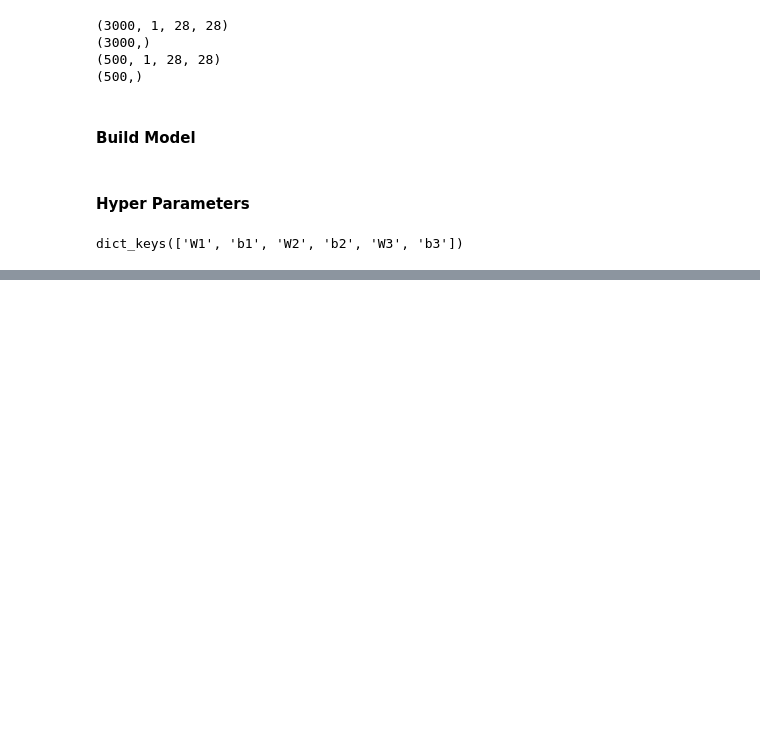
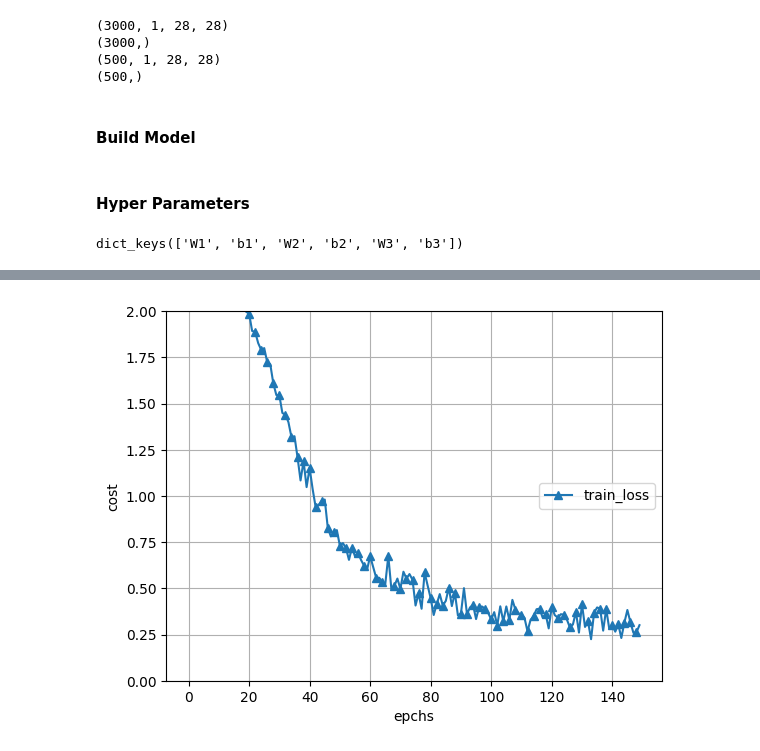
Before and after one commit to Lagm0n/A.I, a Jupyter notebook: convolutional_neural_networks/cnn_4.ipynb, the cells around one changed output, grey strips where cells are left out. Saved outputs shown, nothing was run; the diff lists cells and outputs as text; code cells hidden in the pictures; blank space fills up the shorter version.

```diff
--- a/convolutional_neural_networks/cnn_4.ipynb
+++ b/convolutional_neural_networks/cnn_4.ipynb
@@ -425,0 +445,11 @@ NameError: name 'epocks' is not defined
+# %%
+x = np.arange(current_iter)
+plt.plot(x, train_loss_list, marker='^', label='train_loss', markevery=2)
+plt.grid()
+plt.xlabel('epchs')
+plt.ylabel('cost')
+plt.ylim(0, 2.0)
+plt.legend(loc='right')
+plt.show()
+# %% [output]
+[figure, added]
```
Also changed, not shown: parts of 6 cells of this notebook, 1 other file.
